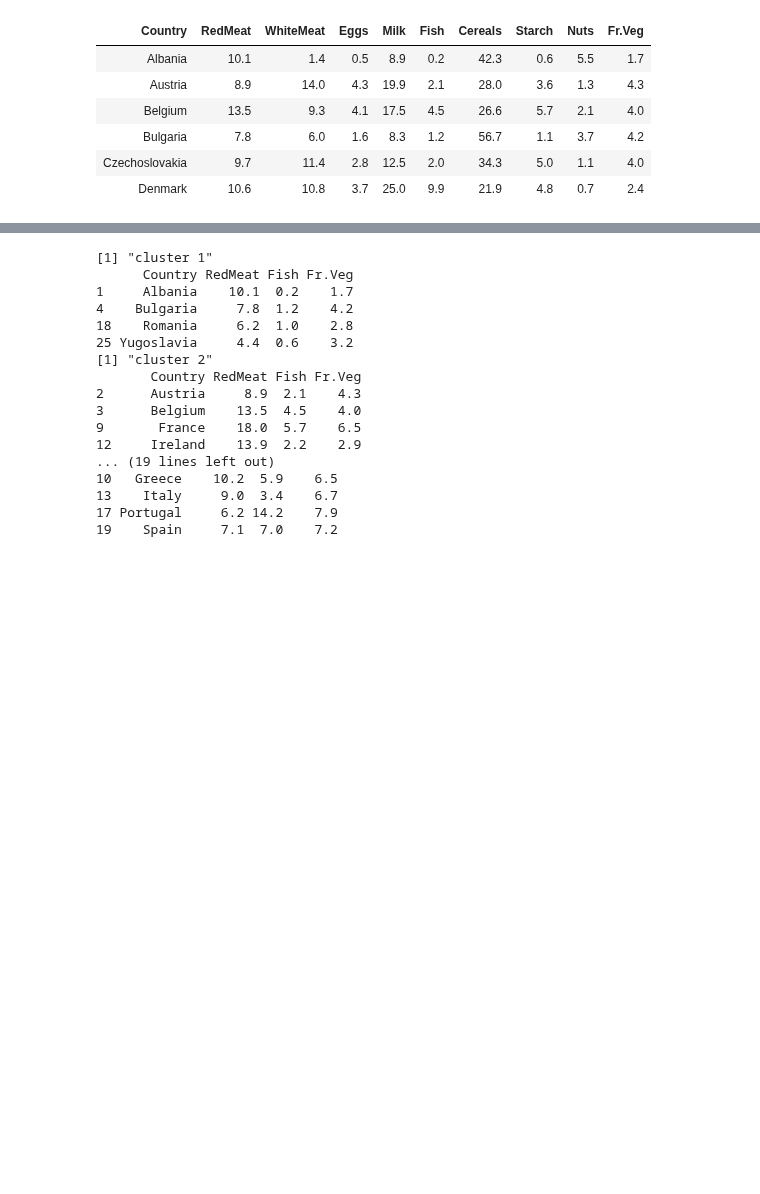
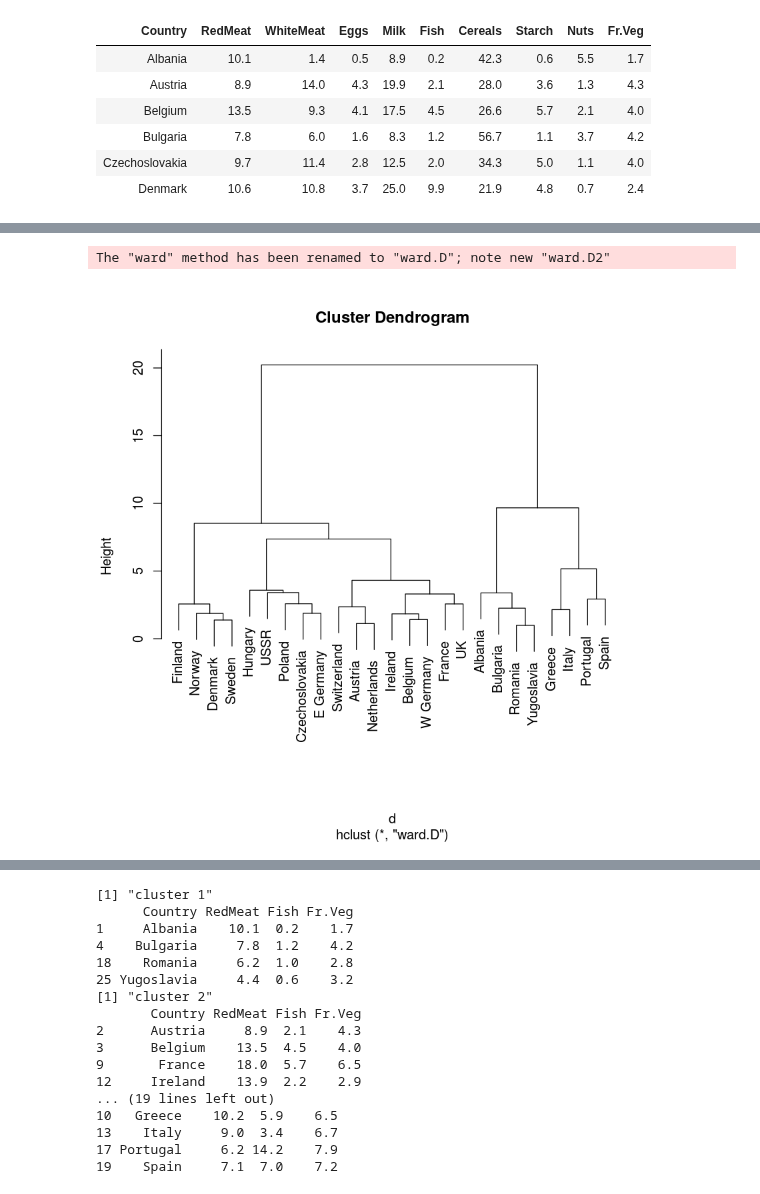
Before and after one commit to valdeanda/Time_series_mats, a Jupyter notebook: scripts/ecological.indexR.ipynb, the cells around one changed output, grey strips where cells are left out. Drawn from its saved outputs; the diff is of its cells as text; code cells hidden in the pictures; blank space fills up the shorter version.

```diff
--- a/scripts/ecological.indexR.ipynb
+++ b/scripts/ecological.indexR.ipynb
@@ -580,4 +602,16 @@ pcenter <- attr(pmatrix, "scaled:center")
 pscale <- attr(pmatrix, "scaled:scale")
 # %%
 #Esto ya no seria necesario por que ya tenemos estos clusters
+# %%
+#   Create the distance matrix.
+d <- dist(pmatrix, method="euclidean")
+
+#   Do the clustering.
+pfit <- hclust(d, method="ward")
+
+#   Plot the dendrogram.
+plot(pfit, labels=protein$Country)
+# %% [output]
+The "ward" method has been renamed to "ward.D"; note new "ward.D2"
+[figure, added]
 # %%
```
Also changed, not shown: parts of 5 cells of this notebook.
